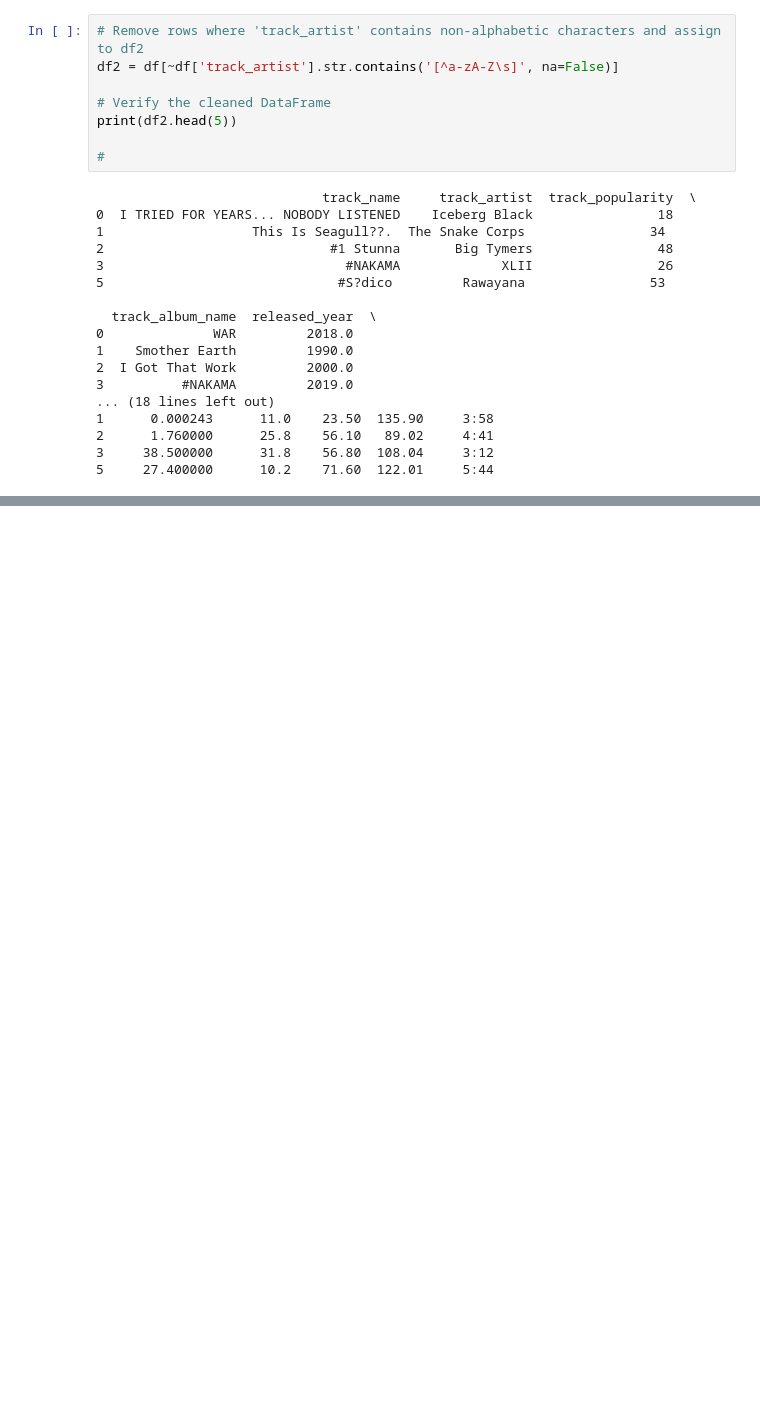
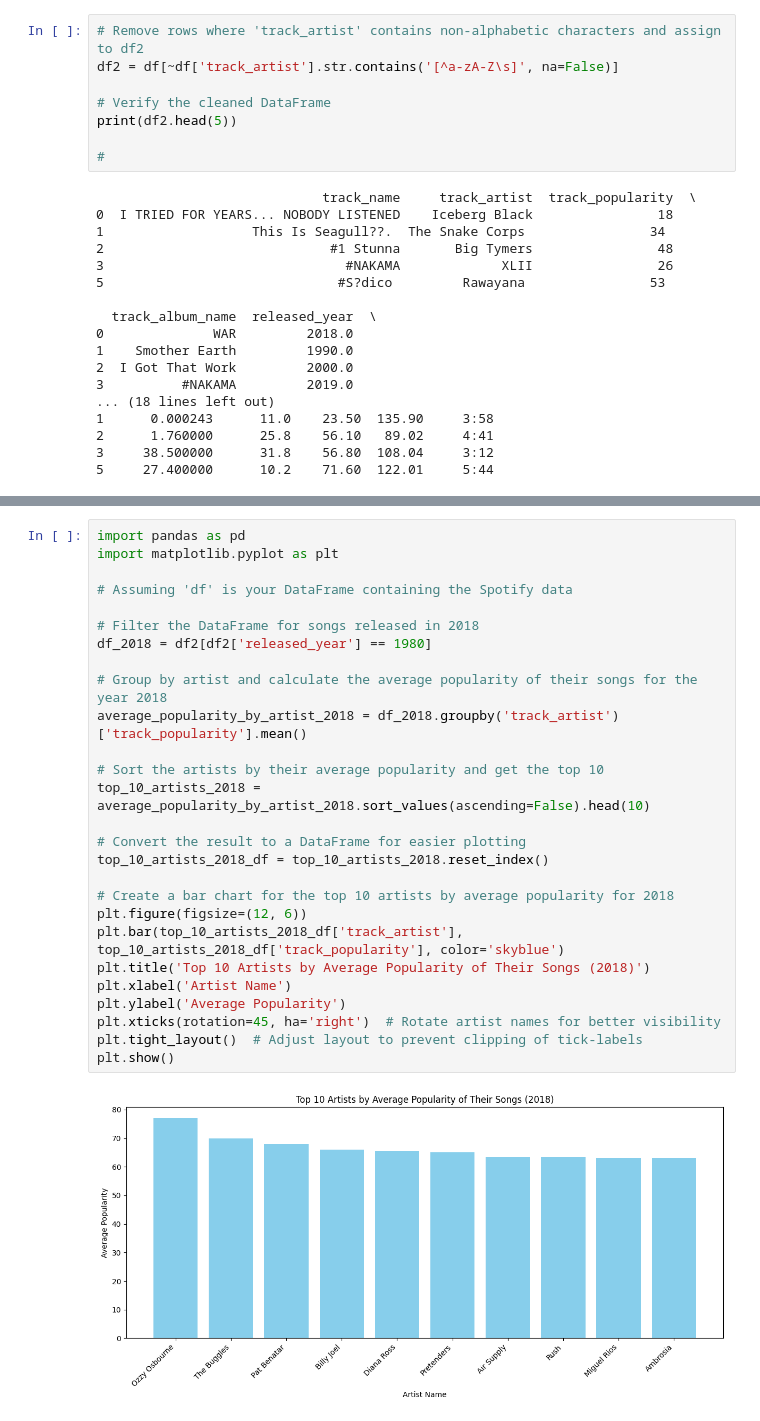
Before and after one commit to ShamindaKanchana/SpotifyTrendsAnalyzer, a Jupyter notebook: Notebook/spotifyTrendsAnalyzer.ipynb, the cells around one changed output, grey strips where cells are left out. Cells and saved outputs as stored; diff of their text form; blank space fills up the shorter version.

```diff
--- a/Notebook/spotifyTrendsAnalyzer.ipynb
+++ b/Notebook/spotifyTrendsAnalyzer.ipynb
@@ -118,0 +241,29 @@ print(df2.head(5))
+# %%
+import pandas as pd
+import matplotlib.pyplot as plt
+
+# Assuming 'df' is your DataFrame containing the Spotify data
+
+# Filter the DataFrame for songs released in 2018
+df_2018 = df2[df2['released_year'] == 1980]
+
+# Group by artist and calculate the average popularity of their songs for the year 2018
+average_popularity_by_artist_2018 = df_2018.groupby('track_artist')['track_popularity'].mean()
+
+# Sort the artists by their average popularity and get the top 10
+top_10_artists_2018 = average_popularity_by_artist_2018.sort_values(ascending=False).head(10)
+
+# Convert the result to a DataFrame for easier plotting
+top_10_artists_2018_df = top_10_artists_2018.reset_index()
+
+# Create a bar chart for the top 10 artists by average popularity for 2018
+plt.figure(figsize=(12, 6))
+plt.bar(top_10_artists_2018_df['track_artist'], top_10_artists_2018_df['track_popularity'], color='skyblue')
+plt.title('Top 10 Artists by Average Popularity of Their Songs (2018)')
+plt.xlabel('Artist Name')
+plt.ylabel('Average Popularity')
+plt.xticks(rotation=45, ha='right')  # Rotate artist names for better visibility
+plt.tight_layout()  # Adjust layout to prevent clipping of tick-labels
+plt.show()
+# %% [output]
+[figure, added]
```
Also changed, not shown: parts of 11 cells of this notebook.
